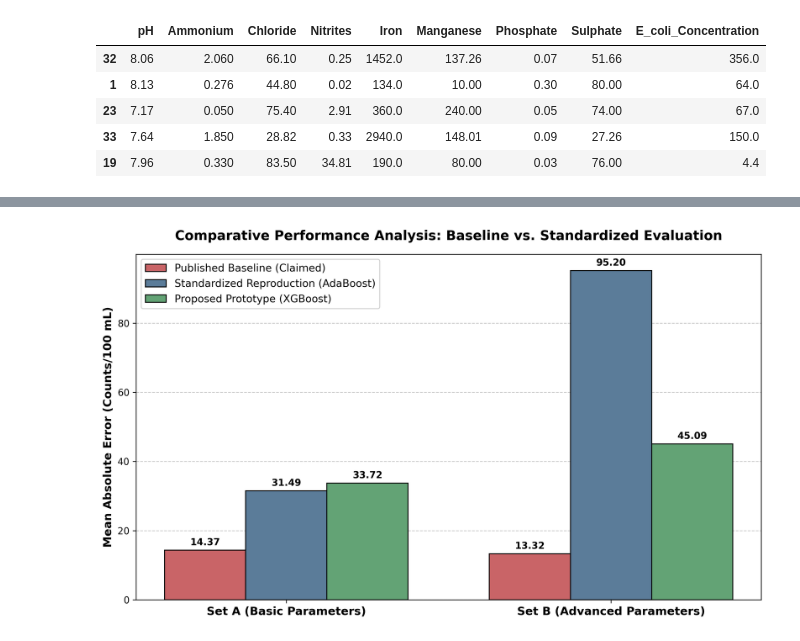
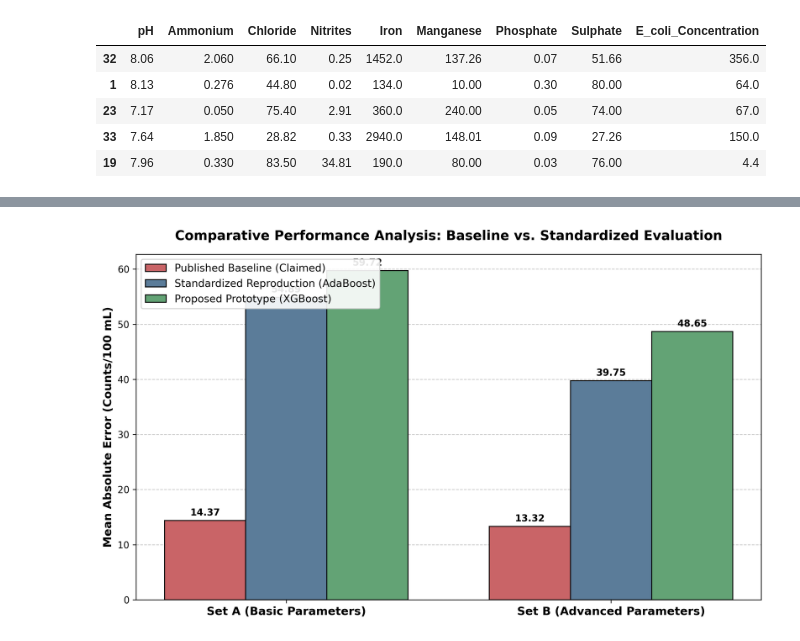
Before and after one commit to Emanyueruu/Ecoli-Predictive-Sensor-Validation, a Jupyter notebook: XGBoost_AdaBoost_Validation.ipynb, the cells around one changed output, grey strips where cells are left out. Drawn from its saved outputs; the diff is of its cells as text; code cells hidden in the pictures.

```diff
--- a/XGBoost_AdaBoost_Validation.ipynb
+++ b/XGBoost_AdaBoost_Validation.ipynb
@@ -433,13 +366,13 @@ import numpy as np
 
 # SET A (Basic Parameters)
 set_A_claimed = 14.37        # Baseline Published AdaBoost MAE
-set_A_reproduced = 31.49     # Standardized AdaBoost Reproduction MAE
-set_A_xgboost = 33.72        # Optimized XGBoost Prototype MAE
+set_A_reproduced = 54.89     # Standardized AdaBoost Reproduction MAE
+set_A_xgboost = 59.72        # Optimized XGBoost Prototype MAE
 
 # SET B (Advanced Parameters)
 set_B_claimed = 13.32        # Baseline Published AdaBoost MAE
-set_B_reproduced = 95.20     # Standardized AdaBoost Reproduction MAE
-set_B_xgboost = 45.09        # Optimized XGBoost Prototype MAE
+set_B_reproduced = 39.75     # Standardized AdaBoost Reproduction MAE
+set_B_xgboost = 48.65        # Optimized XGBoost Prototype MAE
 
 # ==========================================
 # GRAPH GENERATION
@@ -462,31 +395,31 @@ rects3 = ax.bar(x + width, xgboost_scores, width, label='Proposed Prototype (XGB
 # Formatting
 ax.set_ylabel('Mean Absolute Error (Counts/100 mL)', fontsize=12, fontweight='bold')
 ax.set_title('Comparative Performance Analysis: Baseline vs. Standardized Evaluation', fontsize=14, fontweight='bold', pad=15)
 ax.set_xticks(x)
 ax.set_xticklabels(labels, fontsize=12, fontweight='bold')
 ax.legend(loc='upper left', fontsize=11, framealpha=0.9)
 
 # subtle grid
 ax.yaxis.grid(True, linestyle='--', alpha=0.7)
 ax.set_axisbelow(True)
 
 # data labels on top of the bars
 def autolabel(rects):
     for rect in rects:
         height = rect.get_height()
         ax.annotate(f'{height:.2f}',
                     xy=(rect.get_x() + rect.get_width() / 2, height),
                     xytext=(0, 3),  # 3 points vertical offset
                     textcoords="offset points",
                     ha='center', va='bottom', fontsize=10, fontweight='bold')
 
 autolabel(rects1)
 autolabel(rects2)
 autolabel(rects3)
 
 # Adjust layout and Save
 fig.tight_layout()
 plt.savefig('professional_thesis_defense_graph.png', format='png', dpi=300)
 plt.show()
 # %% [output]
-[figure, old version]
+[figure, new version]
```
Also changed, not shown: parts of 8 cells of this notebook.
